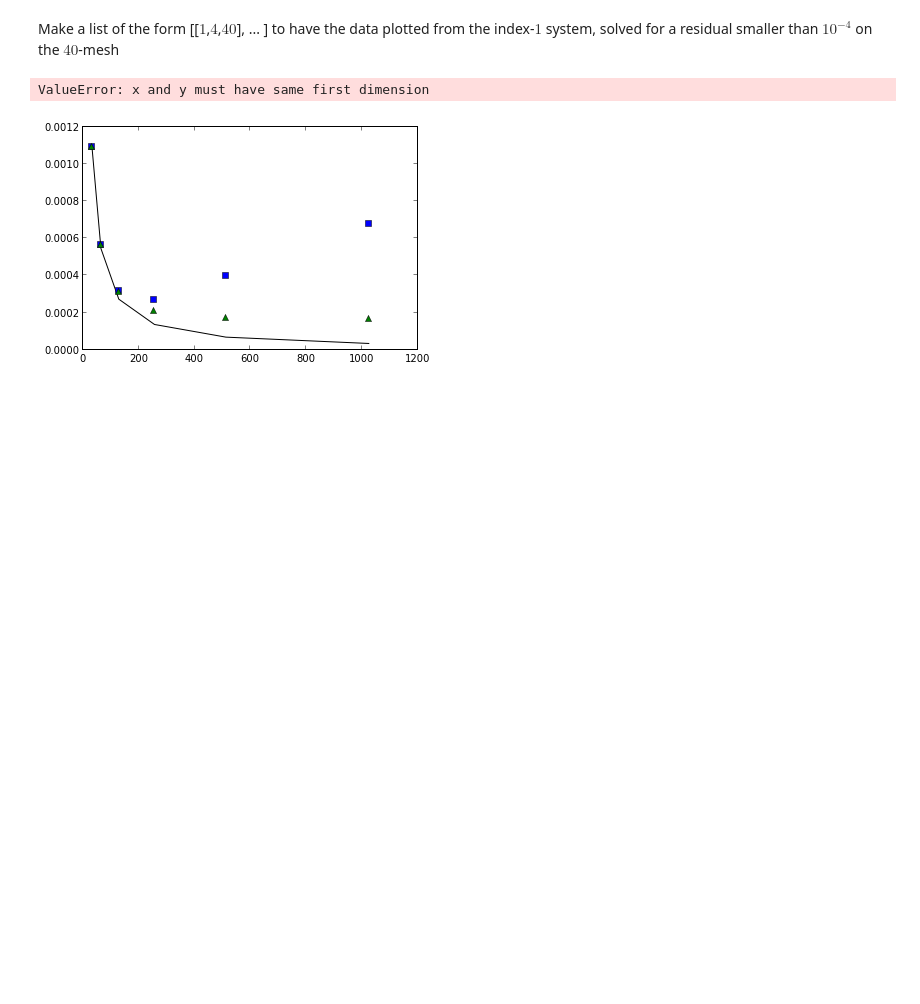
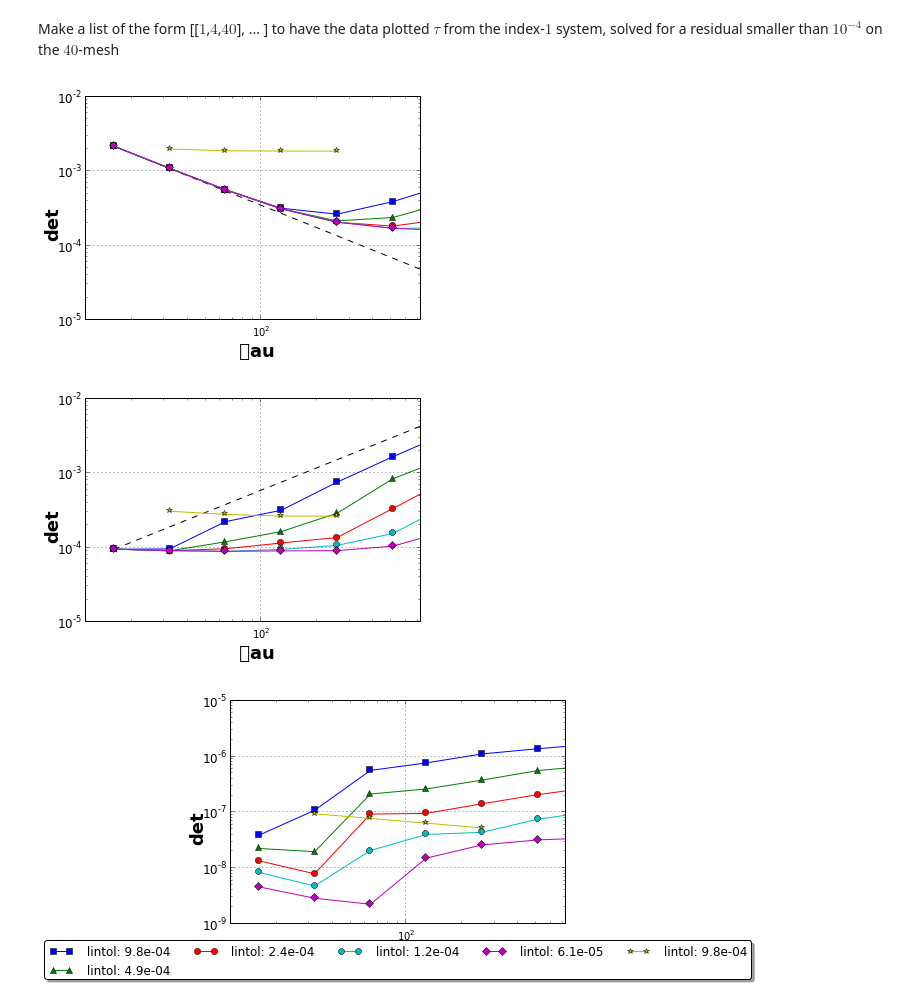
Before and after one commit to highlando/pystokes, a Jupyter notebook: conv plots.ipynb, the cells around one changed output. Drawn from its saved outputs; the diff is of its cells as text; code cells hidden in the pictures; blank space fills up the shorter version.

Commit message:
data +

```diff
--- a/conv plots.ipynb
+++ b/conv plots.ipynb
@@ -18,32 +18,48 @@ def plot_errs(ErL,TdL,Leg=None,Title=None,LinFit=False):
     fig = plt.figure()
     ax = plt.subplot(111)
 
-    if LinFit:
+    myaxestyle = {
+        'fontsize'            : 18 ,
+        'weight'              : 'bold' ,
+        'verticalalignment'   : 'top',
+        'horizontalalignment' : 'center'
+                }
+
+    if LinFit == 1:
         LF = 1.0/(np.array(TdL[0]))*TdL[0][0]*ErL[0][0]
-        ax.plot(TdL[0],LF,'k')
+        ax.plot(TdL[0],LF,'--k')
+    elif LinFit == -1:
+        LF = (np.array(TdL[0]))/TdL[0][0]*ErL[0][0]
+        ax.plot(TdL[0],LF,'--k')
 
     MkL = ['s','^','o','8','D','*']
     for k in range(len(ErL)):
         if Leg is not None:
-            ax.plot(TdL[k], ErL[k], MkL[k], label=Leg[k])
+            ax.plot(TdL[k], ErL[k], '-'+MkL[k], label=Leg[k])
         else:
-            ax.plot(TdL[k], ErL[k], MkL[k])
+            ax.plot(TdL[k][:], ErL[k][:], '-'+MkL[k])
 
     plt.xscale('log', basex=10)
     plt.yscale('log', basey=10)
-    plt.xlim(xmin=0.71*0.5*TdL[0][0], xmax=TdL[0][-1]*1.42)
-    plt.title(Title)
+    plt.xlim(xmin=0.71*TdL[0][0], xmax=TdL[0][-2]*2*0.71)
+    #plt.title(Title)
     plt.grid(True)
+    pl.xlabel(' \tau ',fontdict=myaxestyle)
+    pl.ylabel('det',fontdict=myaxestyle)
     # Shink current axis's height by 10% on the bottom
-    box = ax.get_position()
-    ax.set_position([box.x0, box.y0 + box.height * 0.1,
-                 box.width, box.height * 0.9])
+    #box = ax.get_position()
+    #ax.set_position([box.x0, box.y0 + box.height * 0.1,
+     #            box.width, box.height * 0.9])
 
     # Put a legend below current axis
     if Leg is not None:
         ax.legend(loc='upper center', bbox_to_anchor=(0.5, -0.05),
           fancybox=True, shadow=True, ncol=5)
 
+    ax.tick_params(axis='y', which='major', labelsize=12 )
+
+    plt.savefig(Title+'.pdf')
+
     plt.show()
 # %%
 DicLP = {1:'Ind1', 2:'Ind2', 3:'Ind2ra'}
@@ -56,24 +72,26 @@ def load_jsdtoplot(PL,Omega):
         JsF = 'om%d' % Omega + 'json/%s' % DicLP[PL[0]] + 'Tol%1.1eN%d.json' % (PL[1],PL[2])
     return plu.load_json_dicts(JsF)
 # %% [markdown]
-Make a list of the form [[$1$,$4$,$40$], ... ] to have the data plotted
+Make a list of the form [[$1$,$4$,$40$], ... ] to have the data plotted $\tau$
 from the index-$1$ system, solved for a residual smaller than $10^{-4}$ on the $40$-mesh
 # %%
-PlotList = [[2,1e-3,40],[2,1e-4,40],[1,2**(-13),40]]#,[2,4,40],[2,5,40],]#,
+PlotList = [[2,2**(-10),40],[2,2**(-11),40],[2,2**(-12),40],[2,2**(-13),40],[2,2**(-14),40],[1,2**(-10),40]]#,
 Omega = 8
 VErr, PErr, TDis, Leg, ContRes = [], [], [], [], []
 for PL in PlotList:
     Jpl = load_jsdtoplot(PL,Omega)
     PErr.append(err_int(Jpl,'PEr'))
     VErr.append(err_int(Jpl,'VelEr'))
     ContRes.append(err_int(Jpl,'ContiRes'))
     TDis.append(Jpl['TimeDiscs'])
     pyplot.close('all')
-    Leg.append(  DicLP[PL[0]] + ' Grid: $%d$' % PL[2] + ' LinRes: %1.1e' % PL[1] )
+    #Leg.append(  DicLP[PL[0]] + ' Grid: $%d$' % PL[2] + ' LinRes: %1.1e' % PL[1] )
+    Leg.append(' lintol: %1.1e' % PL[1] )
 
-plot_errs(VErr,TDis,Leg=Leg,Title='Velocity Error',LinFit=True)
-plot_errs(PErr,TDis,Leg=Leg,Title='Pressure Error')
+plot_errs(VErr,TDis,Leg=None,Title='Velocity Error',LinFit=1)
+plot_errs(PErr,TDis,Leg=None,Title='Pressure Error',LinFit=-1)
 plot_errs(ContRes,TDis,Leg=Leg,Title='Residual in the conti Eqn')
 # %% [output]
-ValueError: x and y must have same first dimension
-[figure, old version]
+[figure, new version]
+[figure, added]
+[figure, added]
```
Also changed, not shown: 6 other files.
